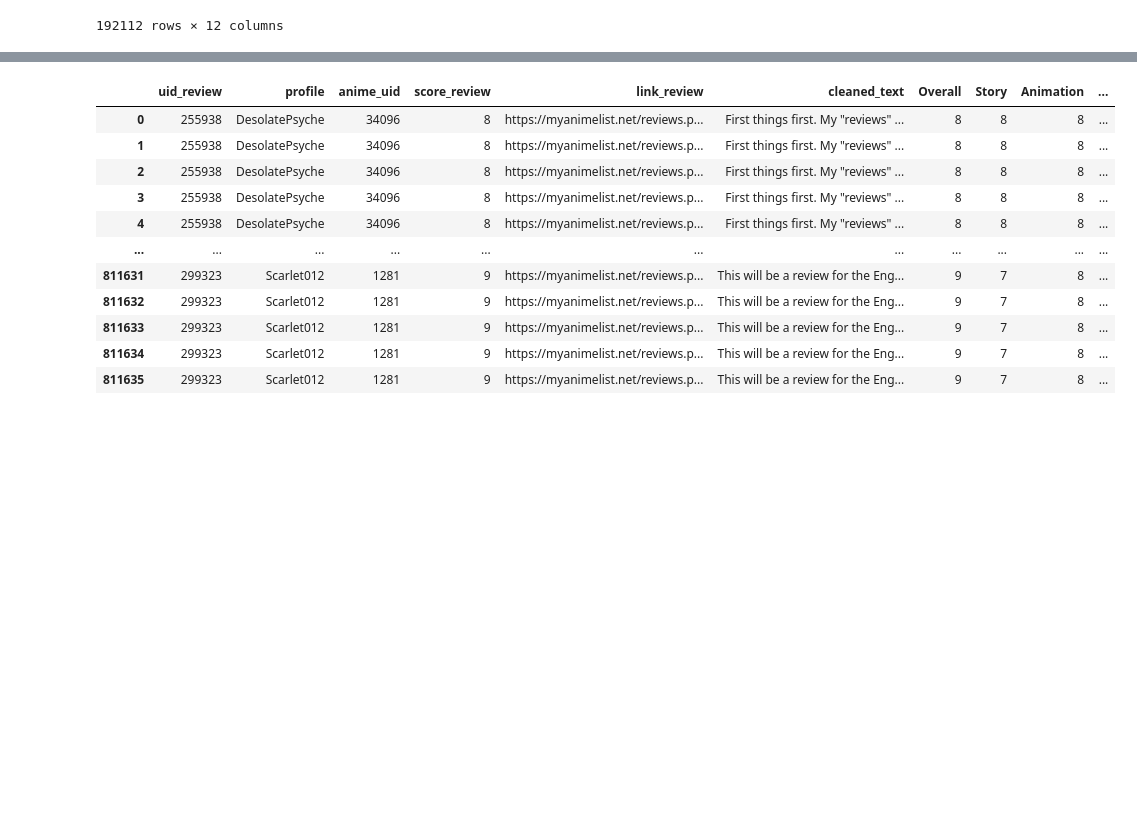
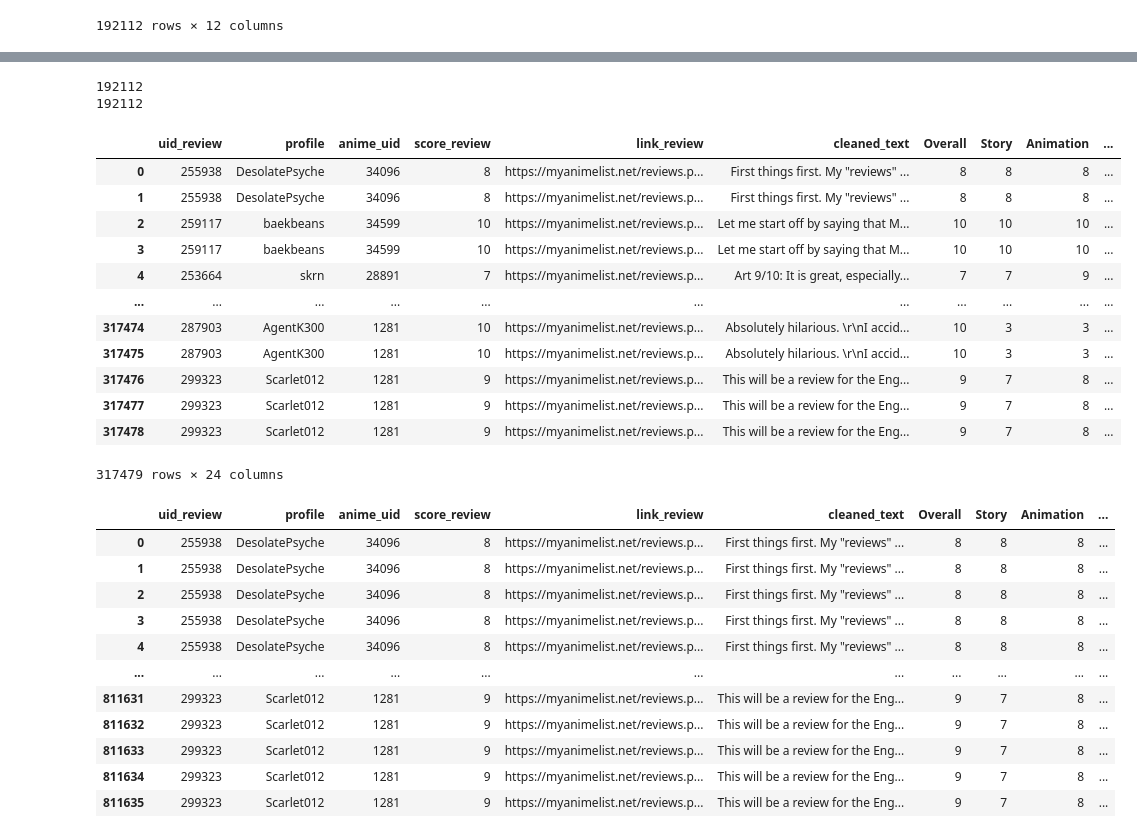
Before and after one commit to tobiasseck/anime-data-analytics-project, a Jupyter notebook: joint-sighting.ipynb, the cells around one changed output, grey strips where cells are left out. Saved outputs shown, nothing was run; the diff lists cells and outputs as text; code cells hidden in the pictures; blank space fills up the shorter version.

```diff
--- a/joint-sighting.ipynb
+++ b/joint-sighting.ipynb
@@ -97,3 +122,28 @@ full_df = pd.merge(reviews_animes_df, profiles_df, left_on='profile', right_on='
+# %%
+matching_rows_first_merge = reviews_df['anime_uid'].isin(animes_df['uid']).sum()
+
+total_rows_first_merge = len(reviews_df)
+print(matching_rows_first_merge)
+print(total_rows_first_merge)
+# %% [output]
+192112
+192112
+# %%
+reviews_animes_df
+# %% [output]
+|  | uid_review | profile | anime_uid | score_review | link_review | cleaned_text | Overall | Story | Animation | ... |
+| 0 | 255938 | DesolatePsyche | 34096 | 8 | https://myanimelist.net/reviews.p... | First things first. My "reviews" ... | 8 | 8 | 8 | ... |
+| 1 | 255938 | DesolatePsyche | 34096 | 8 | https://myanimelist.net/reviews.p... | First things first. My "reviews" ... | 8 | 8 | 8 | ... |
+| 2 | 259117 | baekbeans | 34599 | 10 | https://myanimelist.net/reviews.p... | Let me start off by saying that M... | 10 | 10 | 10 | ... |
+| 3 | 259117 | baekbeans | 34599 | 10 | https://myanimelist.net/reviews.p... | Let me start off by saying that M... | 10 | 10 | 10 | ... |
+| 4 | 253664 | skrn | 28891 | 7 | https://myanimelist.net/reviews.p... | Art 9/10: It is great, especially... | 7 | 7 | 9 | ... |
+| ... | ... | ... | ... | ... | ... | ... | ... | ... | ... | ... |
+| 317474 | 287903 | AgentK300 | 1281 | 10 | https://myanimelist.net/reviews.p... | Absolutely hilarious. \r\nI accid... | 10 | 3 | 3 | ... |
+| 317475 | 287903 | AgentK300 | 1281 | 10 | https://myanimelist.net/reviews.p... | Absolutely hilarious. \r\nI accid... | 10 | 3 | 3 | ... |
+| 317476 | 299323 | Scarlet012 | 1281 | 9 | https://myanimelist.net/reviews.p... | This will be a review for the Eng... | 9 | 7 | 8 | ... |
+| 317477 | 299323 | Scarlet012 | 1281 | 9 | https://myanimelist.net/reviews.p... | This will be a review for the Eng... | 9 | 7 | 8 | ... |
+| 317478 | 299323 | Scarlet012 | 1281 | 9 | https://myanimelist.net/reviews.p... | This will be a review for the Eng... | 9 | 7 | 8 | ... |
+317479 rows × 24 columns
 # %%
 full_df
 # %% [output]
```
Also changed, not shown: parts of 4 cells of this notebook.
